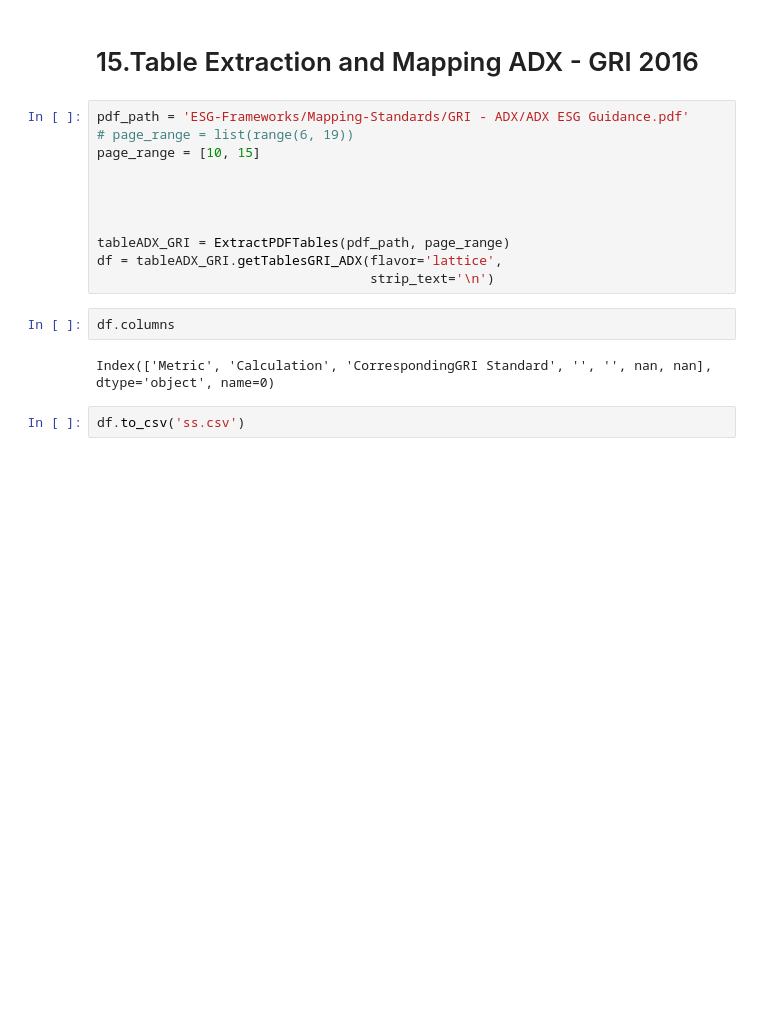
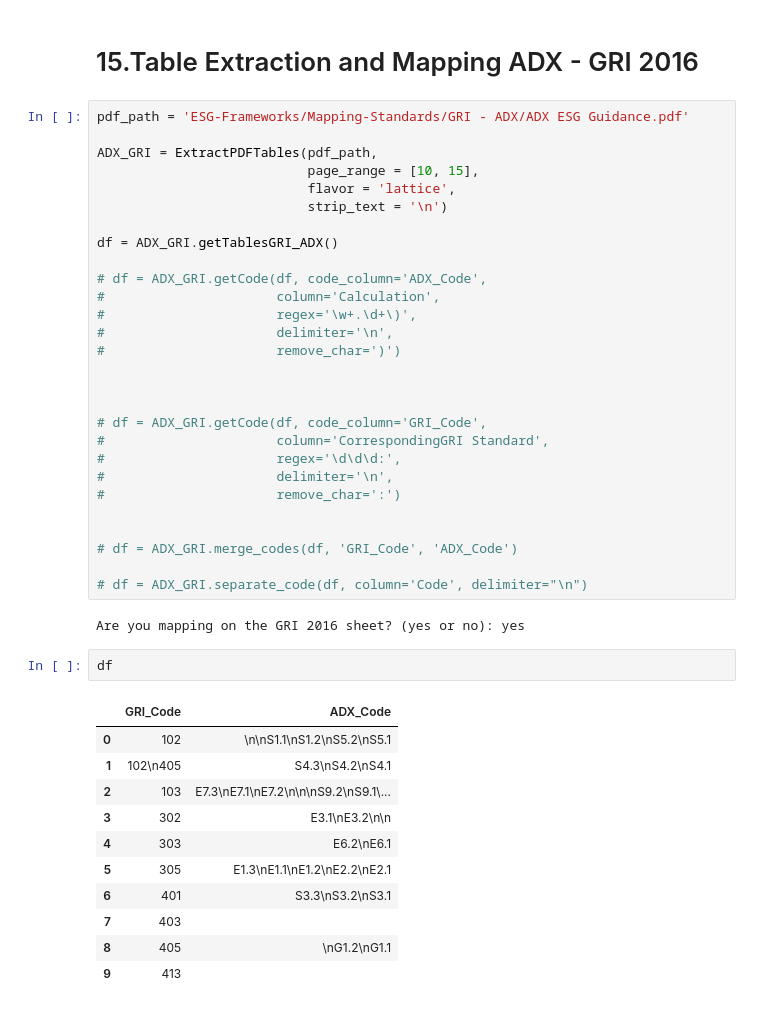
Before and after one commit to jorgesisco/ESG-Frameworks-Mapping, a Jupyter notebook: Script_Notebook.ipynb, the cells around one changed output. Cells and saved outputs as stored; diff of their text form; blank space fills up the shorter version.

Commit message:
ADX extraction done, next will be to map on excel sheets

```diff
--- a/Script_Notebook.ipynb
+++ b/Script_Notebook.ipynb
@@ -603,18 +603,45 @@ df = tableUNGC_GRI.getTableUNGC_GRI() #Pending for creation
 # 15.Table Extraction and Mapping ADX - GRI 2016
 # %%
 pdf_path = 'ESG-Frameworks/Mapping-Standards/GRI - ADX/ADX ESG Guidance.pdf'
-# page_range = list(range(6, 19))
-page_range = [10, 15]
+
+ADX_GRI = ExtractPDFTables(pdf_path,
+                           page_range = [10, 15],
+                           flavor = 'lattice',
+                           strip_text = '\n')
+
+df = ADX_GRI.getTablesGRI_ADX()
+
+# df = ADX_GRI.getCode(df, code_column='ADX_Code',
+#                      column='Calculation',
+#                      regex='\w+.\d+\)',
+#                      delimiter='\n',
+#                      remove_char=')')
 
 
 
+# df = ADX_GRI.getCode(df, code_column='GRI_Code',
+#                      column='CorrespondingGRI Standard',
+#                      regex='\d\d\d:',
+#                      delimiter='\n',
+#                      remove_char=':')
 
-tableADX_GRI = ExtractPDFTables(pdf_path, page_range)
-df = tableADX_GRI.getTablesGRI_ADX(flavor='lattice',
-                                   strip_text='\n')
+
+# df = ADX_GRI.merge_codes(df, 'GRI_Code', 'ADX_Code')
+
+# df = ADX_GRI.separate_code(df, column='Code', delimiter="\n")
+# %% [output]
+Are you mapping on the GRI 2016 sheet? (yes or no): yes
 # %%
-df.columns
+df
 # %% [output]
-Index(['Metric', 'Calculation', 'CorrespondingGRI Standard', '', '', nan, nan], dtype='object', name=0)
+|  | GRI_Code | ADX_Code |
+| 0 | 102 | \n\nS1.1\nS1.2\nS5.2\nS5.1 |
+| 1 | 102\n405 | S4.3\nS4.2\nS4.1 |
+| 2 | 103 | E7.3\nE7.1\nE7.2\n\n\nS9.2\nS9.1\... |
+| 3 | 302 | E3.1\nE3.2\n\n |
+| 4 | 303 | E6.2\nE6.1 |
+| 5 | 305 | E1.3\nE1.1\nE1.2\nE2.2\nE2.1 |
+| 6 | 401 | S3.3\nS3.2\nS3.1 |
+| 7 | 403 |  |
+| 8 | 405 | \nG1.2\nG1.1 |
+| 9 | 413 |  |
-# %%
-df.to_csv('ss.csv')
```
Also changed, not shown: parts of 3 cells of this notebook, 1 other file.
